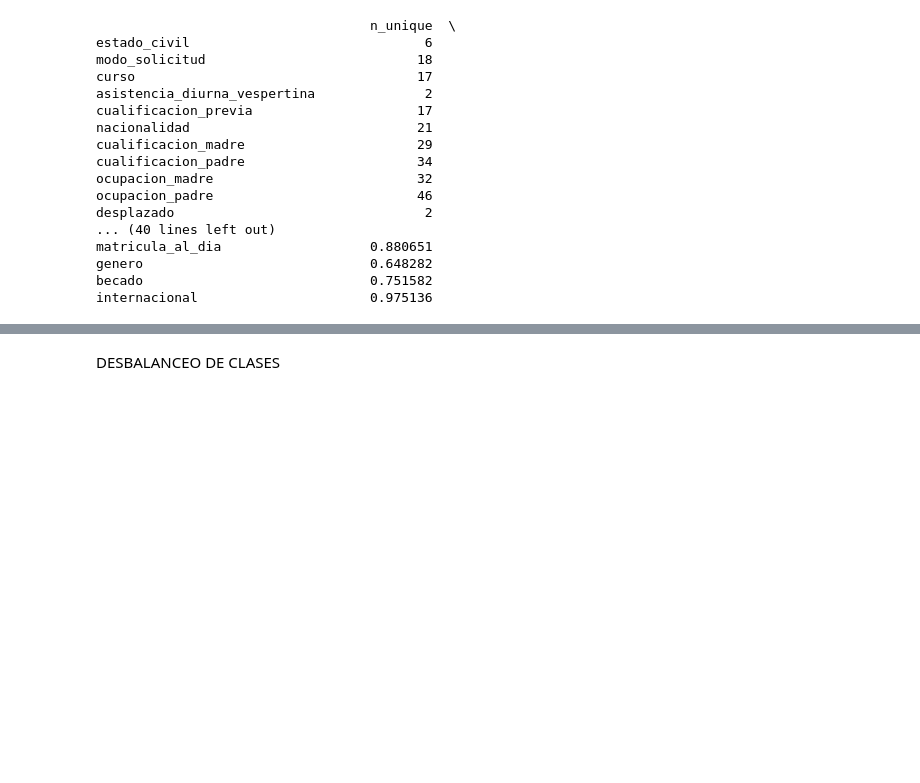
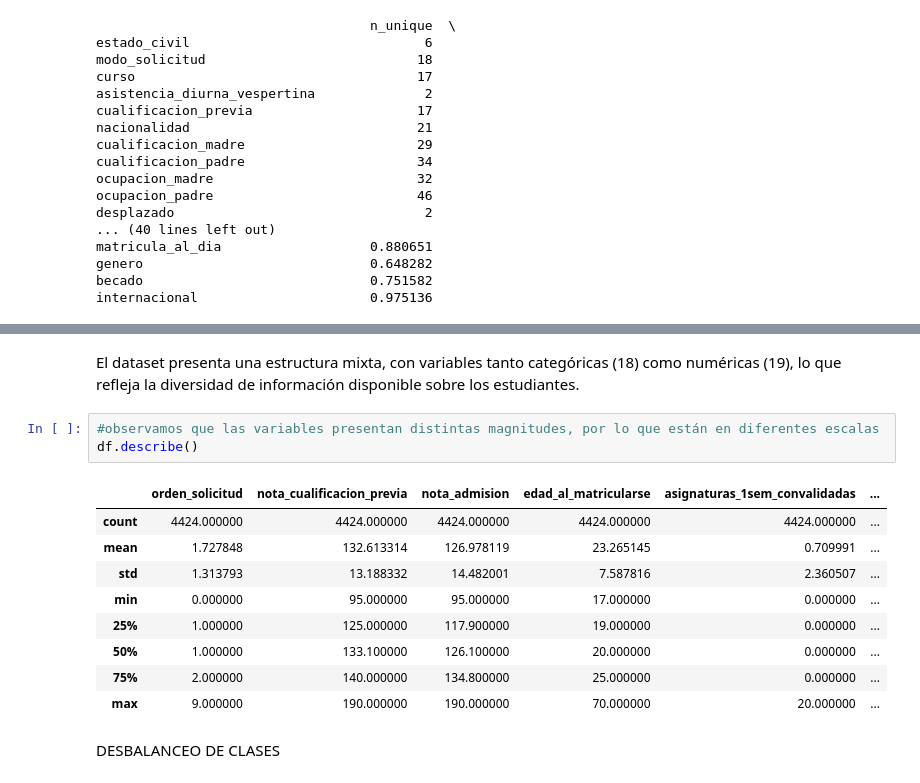
Before and after one commit to ssanchezguillan/proyecto-Machine-Learning, a Jupyter notebook: preprocesado.ipynb, the cells around one changed output, grey strips where cells are left out. Cells and saved outputs as stored; diff of their text form; blank space fills up the shorter version.

```diff
--- a/preprocesado.ipynb
+++ b/preprocesado.ipynb
@@ -146,2 +154,17 @@ internacional                      0.975136
+# %% [markdown]
+El dataset presenta una estructura mixta, con variables tanto categóricas (18) como numéricas (19), lo que refleja la diversidad de información disponible sobre los estudiantes.
+# %%
+#observamos que las variables presentan distintas magnitudes, por lo que están en diferentes escalas
+df.describe()
+# %% [output]
+|  | orden_solicitud | nota_cualificacion_previa | nota_admision | edad_al_matricularse | asignaturas_1sem_convalidadas | ... |
+| count | 4424.000000 | 4424.000000 | 4424.000000 | 4424.000000 | 4424.000000 | ... |
+| mean | 1.727848 | 132.613314 | 126.978119 | 23.265145 | 0.709991 | ... |
+| std | 1.313793 | 13.188332 | 14.482001 | 7.587816 | 2.360507 | ... |
+| min | 0.000000 | 95.000000 | 95.000000 | 17.000000 | 0.000000 | ... |
+| 25% | 1.000000 | 125.000000 | 117.900000 | 19.000000 | 0.000000 | ... |
+| 50% | 1.000000 | 133.100000 | 126.100000 | 20.000000 | 0.000000 | ... |
+| 75% | 2.000000 | 140.000000 | 134.800000 | 25.000000 | 0.000000 | ... |
+| max | 9.000000 | 190.000000 | 190.000000 | 70.000000 | 20.000000 | ... |
 # %% [markdown]
 DESBALANCEO DE CLASES
```
Also changed, not shown: parts of 8 cells of this notebook, 4 other files.
